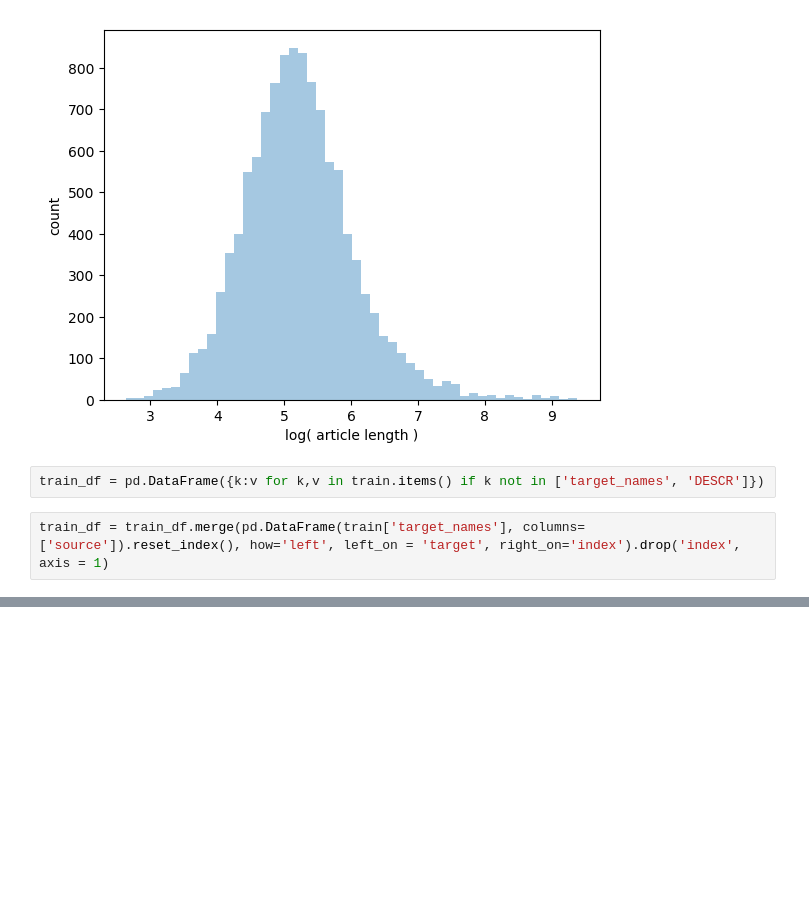
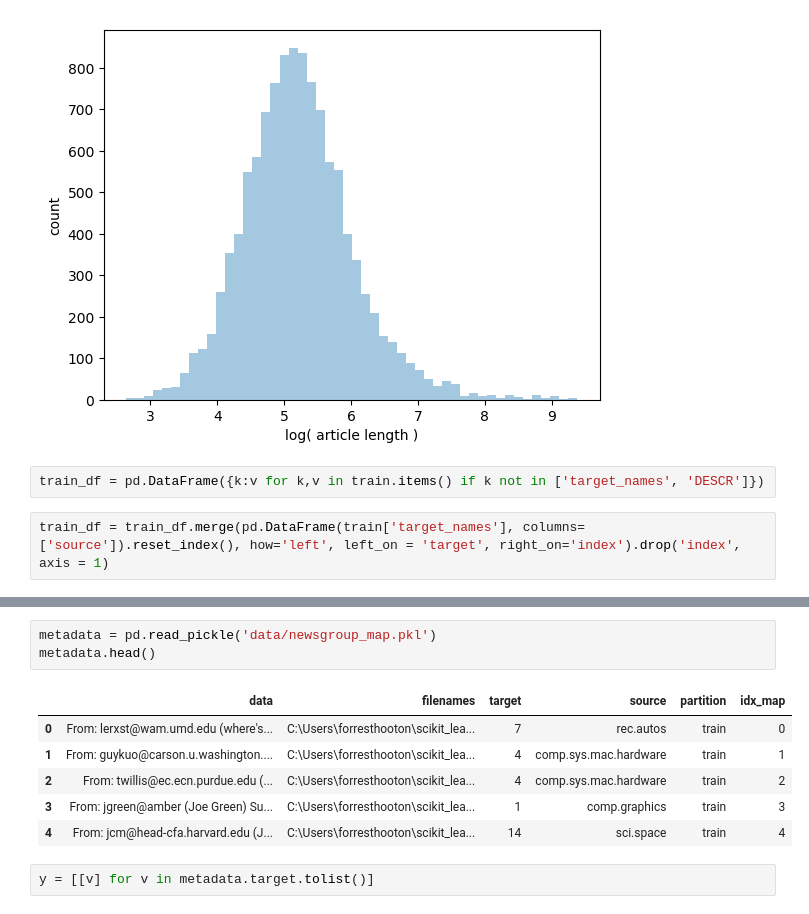
Before and after one commit to itaher1995/CS6120-Term-Project, a Jupyter notebook: data_exploration.ipynb, the cells around one changed output, grey strips where cells are left out. Saved outputs shown, nothing was run; the diff lists cells and outputs as text; blank space fills up the shorter version.

```diff
--- a/data_exploration.ipynb
+++ b/data_exploration.ipynb
@@ -153,0 +258,12 @@ sns.barplot(temp.article_len, temp.source)
+# %%
+metadata = pd.read_pickle('data/newsgroup_map.pkl')
+metadata.head()
+# %% [output]
+|  | data | filenames | target | source | partition | idx_map |
+| 0 | From: lerxst@wam.umd.edu (where's... | C:\Users\forresthooton\scikit_lea... | 7 | rec.autos | train | 0 |
+| 1 | From: guykuo@carson.u.washington.... | C:\Users\forresthooton\scikit_lea... | 4 | comp.sys.mac.hardware | train | 1 |
+| 2 | From: twillis@ec.ecn.purdue.edu (... | C:\Users\forresthooton\scikit_lea... | 4 | comp.sys.mac.hardware | train | 2 |
+| 3 | From: jgreen@amber (Joe Green) Su... | C:\Users\forresthooton\scikit_lea... | 1 | comp.graphics | train | 3 |
+| 4 | From: jcm@head-cfa.harvard.edu (J... | C:\Users\forresthooton\scikit_lea... | 14 | sci.space | train | 4 |
+# %%
+y = [[v] for v in metadata.target.tolist()]
```
Also changed, not shown: parts of 25 cells of this notebook.
